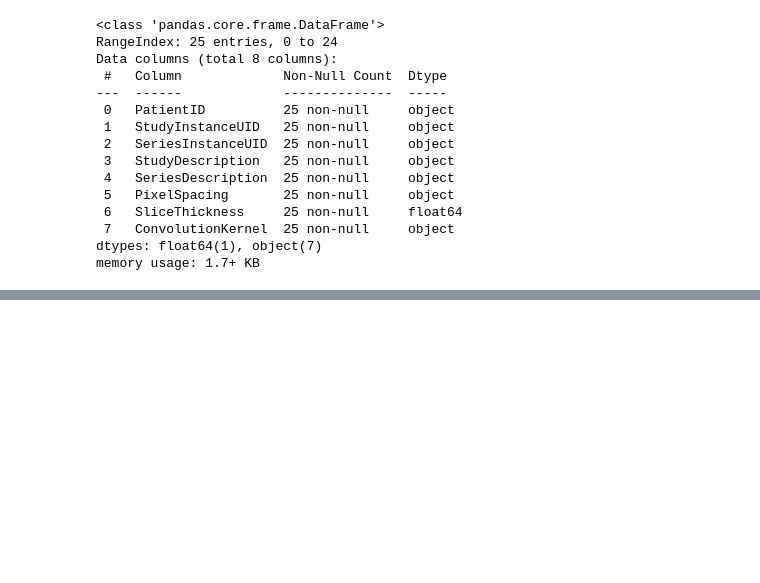
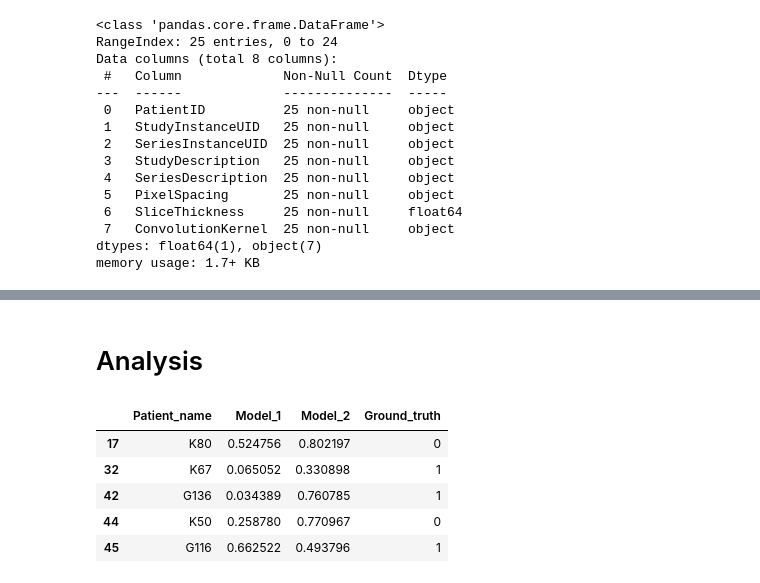
Before and after one commit to Charlie5545/data-specialist-challenge, a Jupyter notebook: Carlos_Gil_Data_Specialist_Methinks_Challenge.ipynb, the cells around one changed output, grey strips where cells are left out. Saved outputs shown, nothing was run; the diff lists cells and outputs as text; code cells hidden in the pictures; blank space fills up the shorter version.

Commit message:
finished part 1

```diff
--- a/Carlos_Gil_Data_Specialist_Methinks_Challenge.ipynb
+++ b/Carlos_Gil_Data_Specialist_Methinks_Challenge.ipynb
@@ -165,0 +378,13 @@ array(['1.3.12.2.1107.5.1.4.326841954957759929311289542521699260521',
+# %%
+def filter_pixel_spacing(value):
+    # Split the PixelSpacing string
+    values = value.split('\\')
+
+    # Convert the split values into floats
+    val1 = float(values[0])
+    val2 = float(values[1])
+
+    # Check if both values are less than or equal to 0.53
+    return val1 <= 0.53 and val2 <= 0.53
+# %%
+pixelsp_df = studydesc_df[studydesc_df.PixelSpacing.apply(filter_pixel_spacing)]
@@ -165,0 +689,2 @@ array(['1.3.12.2.1107.5.1.4.326841954957759929311289542521699260521',
+# %% [markdown]
+# Analysis
@@ -165,0 +693,13 @@ array(['1.3.12.2.1107.5.1.4.326841954957759929311289542521699260521',
+# %%
+file_path = 'data/part2_inferences.csv'
+# %%
+df2 = pd.read_csv(file_path, low_memory=False)
+# %%
+df2[~df2.Patient_name.isin(pixelsp_df.PatientID)]
+# %% [output]
+|  | Patient_name | Model_1 | Model_2 | Ground_truth |
+| 17 | K80 | 0.524756 | 0.802197 | 0 |
+| 32 | K67 | 0.065052 | 0.330898 | 1 |
+| 42 | G136 | 0.034389 | 0.760785 | 1 |
+| 44 | K50 | 0.258780 | 0.770967 | 0 |
+| 45 | G116 | 0.662522 | 0.493796 | 1 |
```
Also changed, not shown: parts of 76 cells of this notebook.
